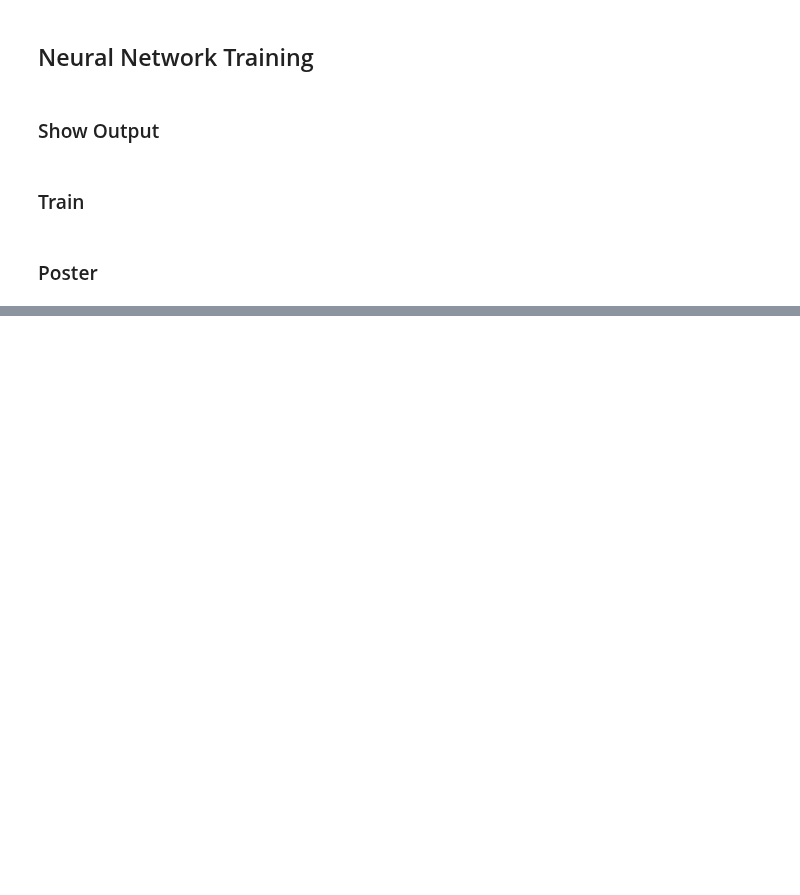
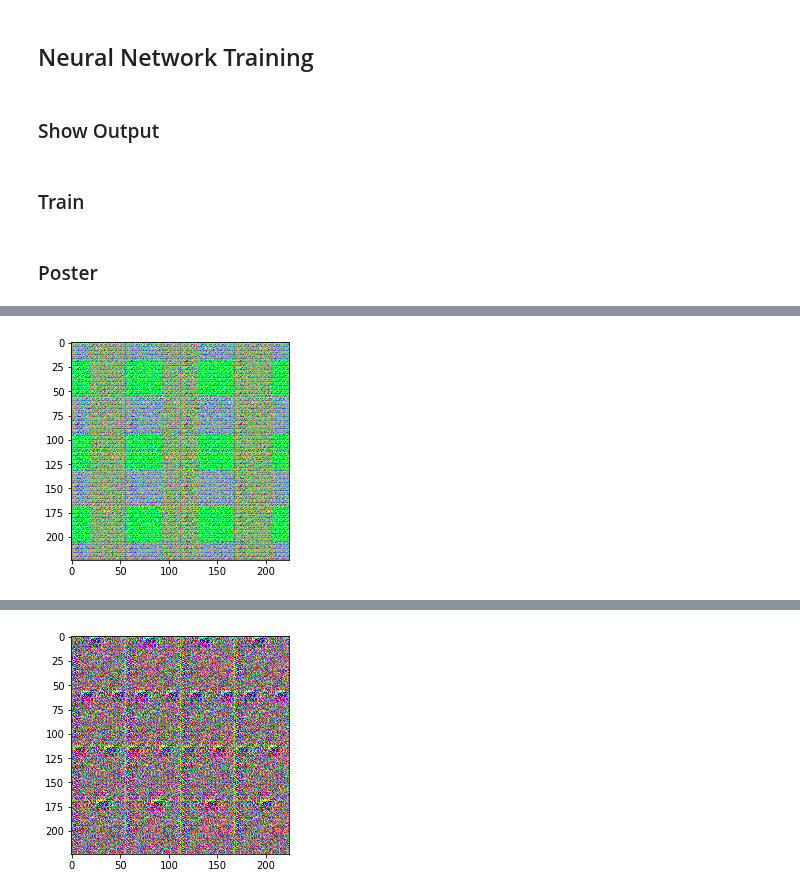
Before and after one commit to boscoybarra/poster_generator, a Jupyter notebook: poster_gen.ipynb, the cells around one changed output, grey strips where cells are left out. Cells and saved outputs as stored; diff of their text form; code cells hidden in the pictures; blank space fills up the shorter version.

```diff
--- a/poster_gen.ipynb
+++ b/poster_gen.ipynb
@@ -140,7 +142,7 @@ def generator(z, out_channel_dim, is_train=True):
     :return: The tensor output of the generator
     """
     # TODO: Implement Function
-    alpha = 0.2
+    alpha = 0.4
 
     with tf.variable_scope('generator', reuse= not is_train):
         x = tf.layers.dense(z, 7 * 7 * 1024)
@@ -162,14 +164,14 @@ def generator(z, out_channel_dim, is_train=True):
         x = tf.maximum(x * alpha, x)
         # now 28x28x128
 
-        x = tf.layers.conv2d_transpose(x, 64, 5, strides=(1, 1), padding='same')
+        x = tf.layers.conv2d_transpose(x, 64, 5, strides=(2, 2), padding='same')
         x = tf.layers.batch_normalization(x, training=is_train)
         x = tf.maximum(x * alpha, x)
-        # now 28x28x64
+        # now 64x64x64
 
         logits = tf.layers.conv2d_transpose(x, out_channel_dim, 5, strides=(1, 1), padding='same')
         output = tf.tanh(logits)
-        # now 28x28x3
+        # now 64x64x3
 
         return output
 # %% [markdown]
@@ -274,7 +276,7 @@ def train(epoch_count, batch_size, z_dim, learning_rate, beta1, get_batches, dat
     steps = 0
 
     # Print training data
-    print_every = 1
+    print_every = 10
     show_every = 100
 
 
@@ -328,10 +330,10 @@ def train(epoch_count, batch_size, z_dim, learning_rate, beta1, get_batches, dat
                                    generator(input_z, out_channel_dim, is_train=False),
                                    feed_dict={input_z: batch_z})
                     samples.append(gen_samples)
-                    show_generator_output(sess, 10, input_z, data_shape[3], data_image_mode)
+                    show_generator_output(sess, 4, input_z, data_shape[3], data_image_mode)
 
 
-        show_generator_output(sess, 10, input_z, data_shape[3], data_image_mode)
+        show_generator_output(sess, 4, input_z, data_shape[3], data_image_mode)
         return losses, samples
 # %%
 import matplotlib.pyplot as plt
@@ -341,11 +343,11 @@ from scipy.io import loadmat
 ### Poster
 # %%
 batch_size = 64
-z_dim = 200
-learning_rate = 0.0002
+z_dim = 100
+learning_rate = 0.001
 beta1 = 0.3
 
-epochs = 1
+epochs = 100
 
 poster_dataset = helpers.Dataset('celeba', glob(os.path.join(data_dir, '*.jpg')))
 
@@ -356,0 +368 @@ Epoch 1/1... Discriminator Loss: 5.8983... Generator Loss: 0.0058
+[figure, added]
@@ -356,0 +379 @@ Epoch 1/1... Discriminator Loss: 5.8983... Generator Loss: 0.0058
+[figure, added]
```
Also changed, not shown: parts of 8 cells of this notebook, 1 other file.
